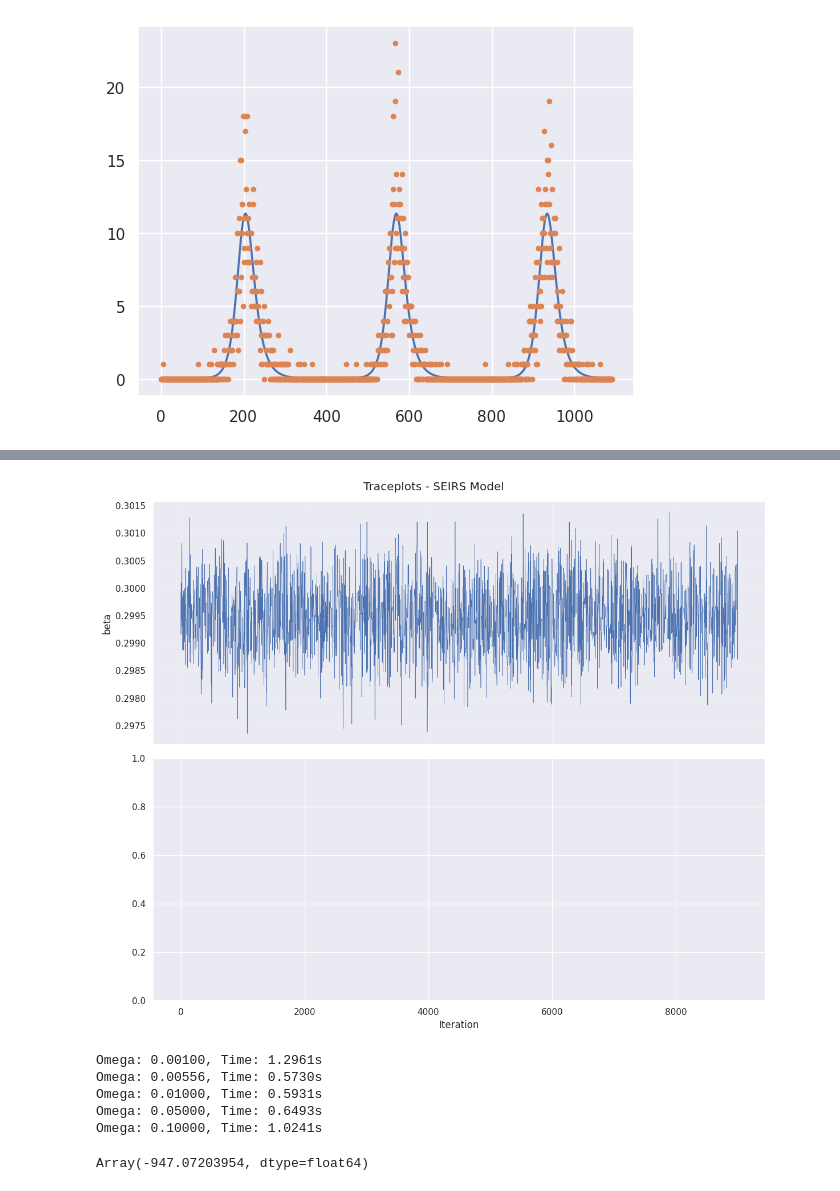
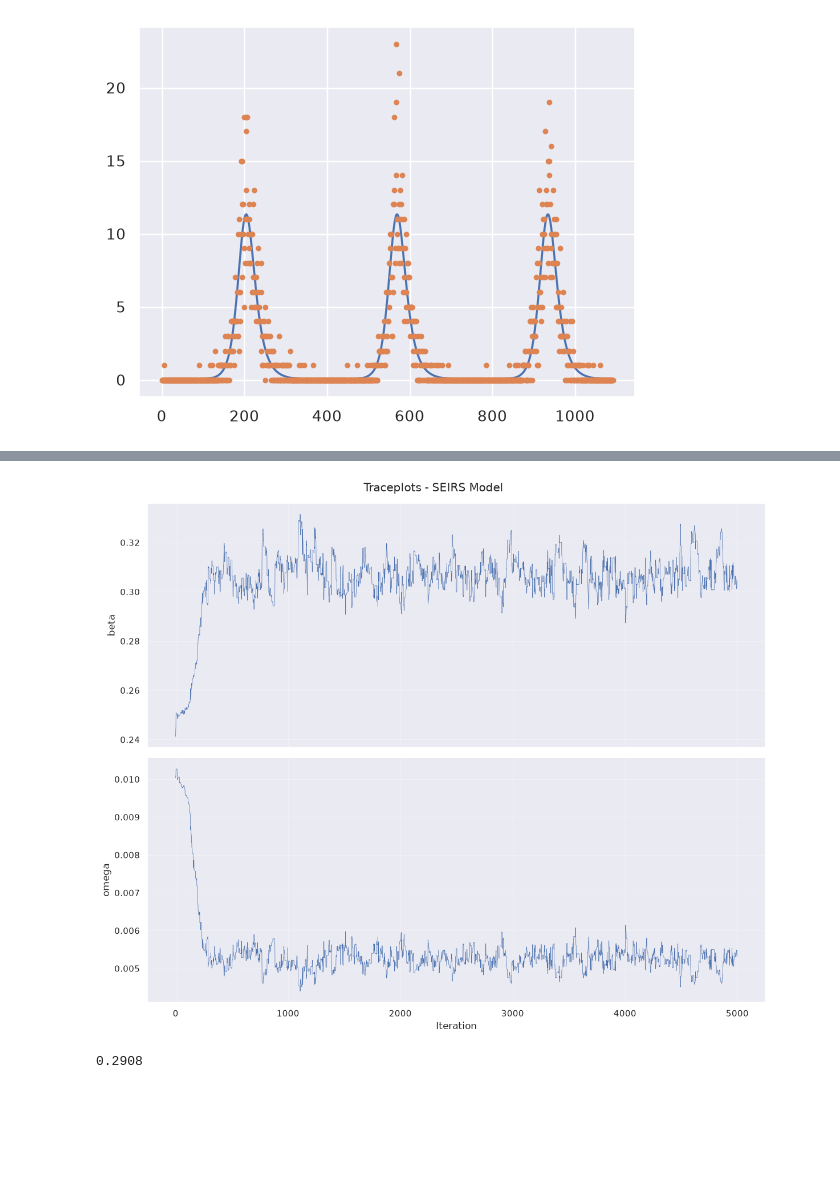
Before and after one commit to e-foster/flu-modelling-nihr, a Jupyter notebook: 05-simple-gemlib-flu-modelling.ipynb, the cells around one changed output, grey strips where cells are left out. Saved outputs shown, nothing was run; the diff lists cells and outputs as text; code cells hidden in the pictures; blank space fills up the shorter version.

```diff
--- a/05-simple-gemlib-flu-modelling.ipynb
+++ b/05-simple-gemlib-flu-modelling.ipynb
@@ -87,12 +88,13 @@ n_burn_in_season = 20
 season_bounds = get_season_boundaries(2012, n_season, n_burn_in_season)
 
 
-def seirs_beta_t_ode_model(beta, sigma, gamma, omega, amp, phase):    # num steps not as an argument
+# ODE Function Setup
+def seirs_beta_t_ode_model(beta, sigma, gamma, omega, amp, phase):
 
     def se_rate(t, state):
         seasonal_term = amp * jnp.cos(2 * np.pi * t / 365 - phase)
         beta_t = beta * jnp.exp(seasonal_term)
-        return beta_t * state[:, 2] / state.sum(axis=-1)
+        return beta_t * state[:, 2] / state.sum(axis=-1)    # do I need to change this as I'm not logging the beta anymore
 
     def ei_rate(t, state):
         return sigma
@@ -108,6 +110,7 @@ def seirs_beta_t_ode_model(beta, sigma, gamma, omega, amp, phase):    # num step
                      incidence_matrix = incidence_matrix,
                      num_steps = season_bounds[-1],
                      initial_time = 0.0,
-                     time_delta = 1.0,
-                     solver_kwargs = {"rtol": 1e-8, "atol": 1e-14})
+                     time_delta = 1.0)
+
+# -----
 # %%
@@ -153,18 +149,10 @@ plt.plot(seirs_sim.states[:,0,:])
 def model():
 
 # - Priors:
-    beta = yield tfd.Gamma(
-        concentration=DTYPE(1.0), rate=DTYPE(1.0/0.3), name="beta"
-    )
-    # sigma = yield tfd.Gamma(
-    #     concentration=DTYPE(1.0), rate=DTYPE(2.0), name="sigma"
-    # )
+    beta = yield tfd.Gamma(concentration=DTYPE(1.0), rate=DTYPE(1.0/0.3), name="beta")
     sigma = 0.5
     gamma = 0.2
-    # omega = yield tfd.Gamma(
-    #     concentration=DTYPE(1.0), rate=DTYPE(180.0), name="omega"
-    # )
-    omega = 1/180.0
+    omega = yield tfd.Gamma(concentration=DTYPE(1.0), rate=DTYPE(180.0), name="omega")
     amp = -0.2
     phase = 0
 
@@ -176,6 +164,7 @@ def model():
     lmda = alpha * sigma * states_burn[:, 0, 1]    # alpha * sigma * E
 
     yield tfd.Poisson(rate = lmda, name = "obs_cases")
+
 # -----
 # %%
 pinned_model = model.experimental_pin(obs_cases=obs_cases)
@@ -209,57 +183,33 @@ kernel = adaptive_rwmh(initial_scale=0.1)
+# %%
+kernel = transform_sampling_algorithm(
+    bijectors=[tfb.Exp()]*2,
+    sampling_algorithm=adaptive_rwmh(initial_scale=0.5))   # try adaptive HMC
 # %%
 samples, info = mcmc(
-    num_samples=10000,
+    num_samples=5000,
     sampling_algorithm=kernel,
     target_log_density_fn=pinned_model.log_prob,
     initial_position=init_pos,
-    seed=jax.random.key(101)
-)
+    seed=jax.random.key(101))
 
 _ = jax.block_until_ready(samples)
 # %%
-parameter_names = ["beta"] #, "omega"]
+parameter_names = ["beta", "omega"]
 
 fig, axes = plt.subplots(2, 1, figsize=(12, 10), sharex=True)
 
 for s, n, a in zip(samples, parameter_names, axes):
-    a.plot(s[1000:], linewidth=0.5)
+    a.plot(s, linewidth=0.5)
     a.set_ylabel(n)
     a.grid(alpha=0.3)
 
 axes[-1].set_xlabel("Iteration")
 
 plt.suptitle("Traceplots - SEIRS Model")
 plt.tight_layout()
 plt.show()
+
+print(np.sum(info.is_accepted)/5000)
 # %% [output]
-[figure, old version]
+[figure, new version]
+0.2908
-# %%
-import time
-
-omega_values = [0.001, 0.00556, 0.01, 0.05, 0.1]
-
-for omega_test in omega_values:
-
-    start = time.time()
-
-    result = seirs_beta_t_ode_model(
-        beta=0.3,
-        sigma=0.5,
-        gamma=0.2,
-        omega=omega_test,
-        amp=-0.2,
-        phase=0
-    )
-
-    result.states.block_until_ready()
-
-    print(
-        f"Omega: {omega_test:.5f}, "
-        f"Time: {time.time() - start:.4f}s"
-    )
-# %% [output]
-Omega: 0.00100, Time: 1.2961s
-Omega: 0.00556, Time: 0.5730s
-Omega: 0.01000, Time: 0.5931s
-Omega: 0.05000, Time: 0.6493s
-Omega: 0.10000, Time: 1.0241s
@@ -299,4 +215,0 @@ pinned_model2 = model2.experimental_pin(obs_cases=obs_cases)
-# %%
-pinned_model2.log_prob(beta=0.3, omega=1/180.0)
-# %% [output]
-Array(-947.07203954, dtype=float64)
```
Also changed, not shown: parts of 27 cells of this notebook, 1 other file.
